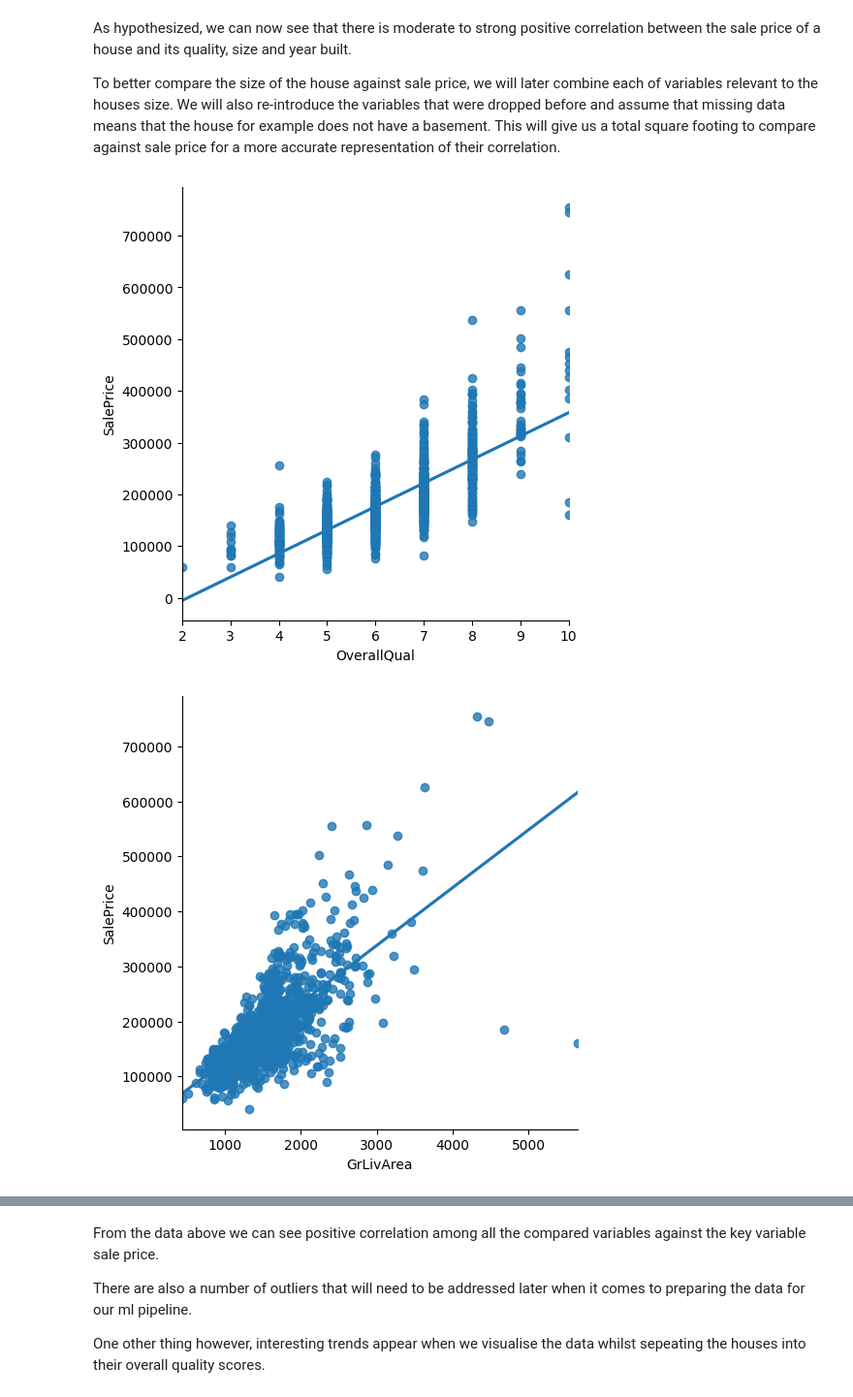
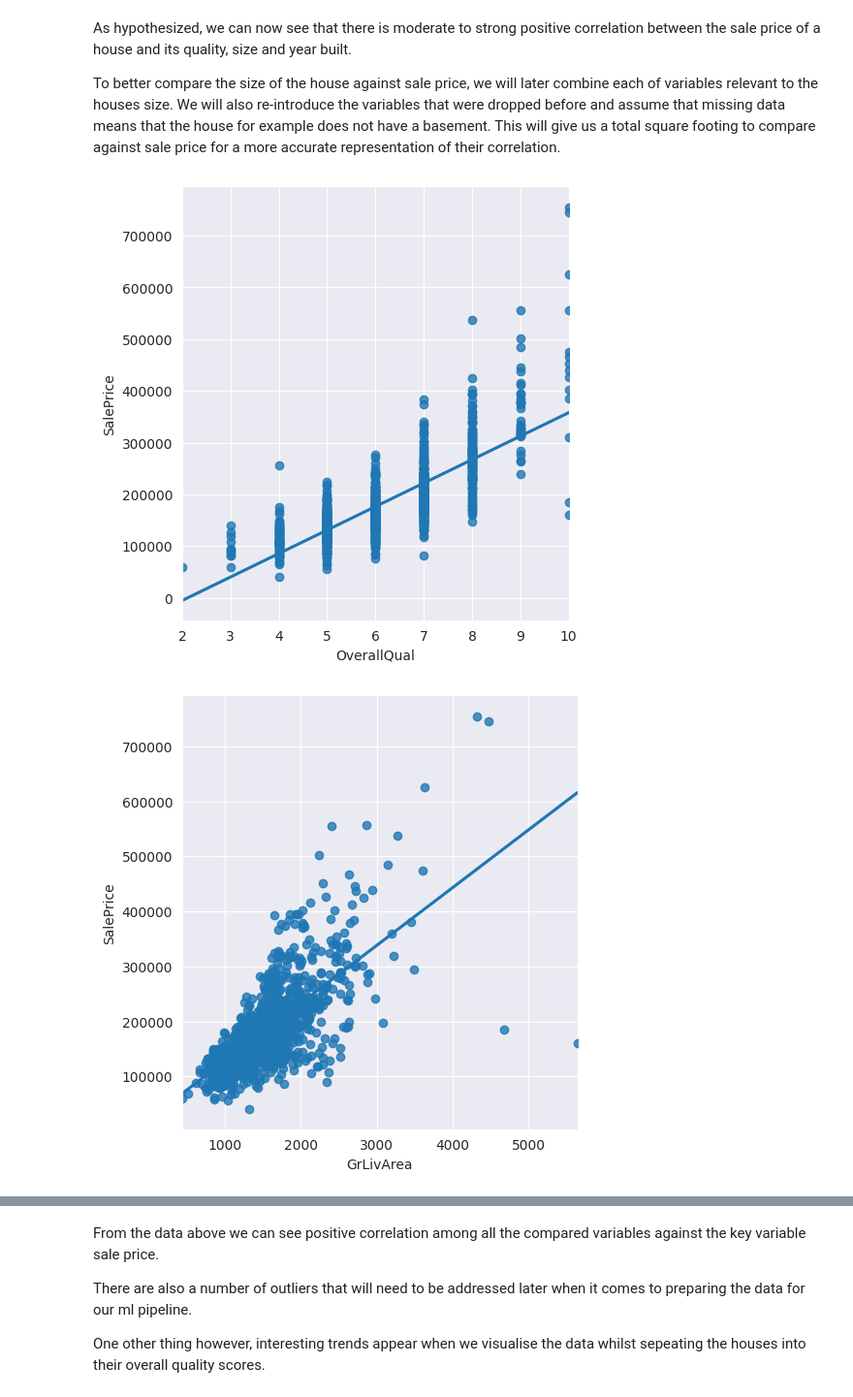
Before and after one commit to Samuel-Dainton/Heritage-Housing-Issues-P5, a Jupyter notebook: jupyter_notebooks/02 - Sale Price Study.ipynb, the cells around one changed output, grey strips where cells are left out. Shown at 97% size. Drawn from its saved outputs; the diff is of its cells as text; code cells hidden in the pictures.

```diff
--- a/jupyter_notebooks/02 - Sale Price Study.ipynb
+++ b/jupyter_notebooks/02 - Sale Price Study.ipynb
@@ -151,15 +157,16 @@ import numpy as np
 import matplotlib.pyplot as plt
 # %%
 %matplotlib inline
+sns.set_style("darkgrid")
 sns.lmplot(data=df_ohe, x="OverallQual", y="SalePrice", ci=None)
 plt.show()
 # %% [output]
-[figure, old version]
+[figure, new version]
 # %%
 sns.lmplot(data=df_ohe, x="GrLivArea", y="SalePrice", ci=None)
 plt.show()
 # %% [output]
-[figure, old version]
+[figure, new version]
 # %%
 sns.lmplot(data=df_ohe, x="YearBuilt", y="SalePrice", ci=None)
 plt.show()
```
Also changed, not shown: parts of 5 cells of this notebook, 1 other file.
